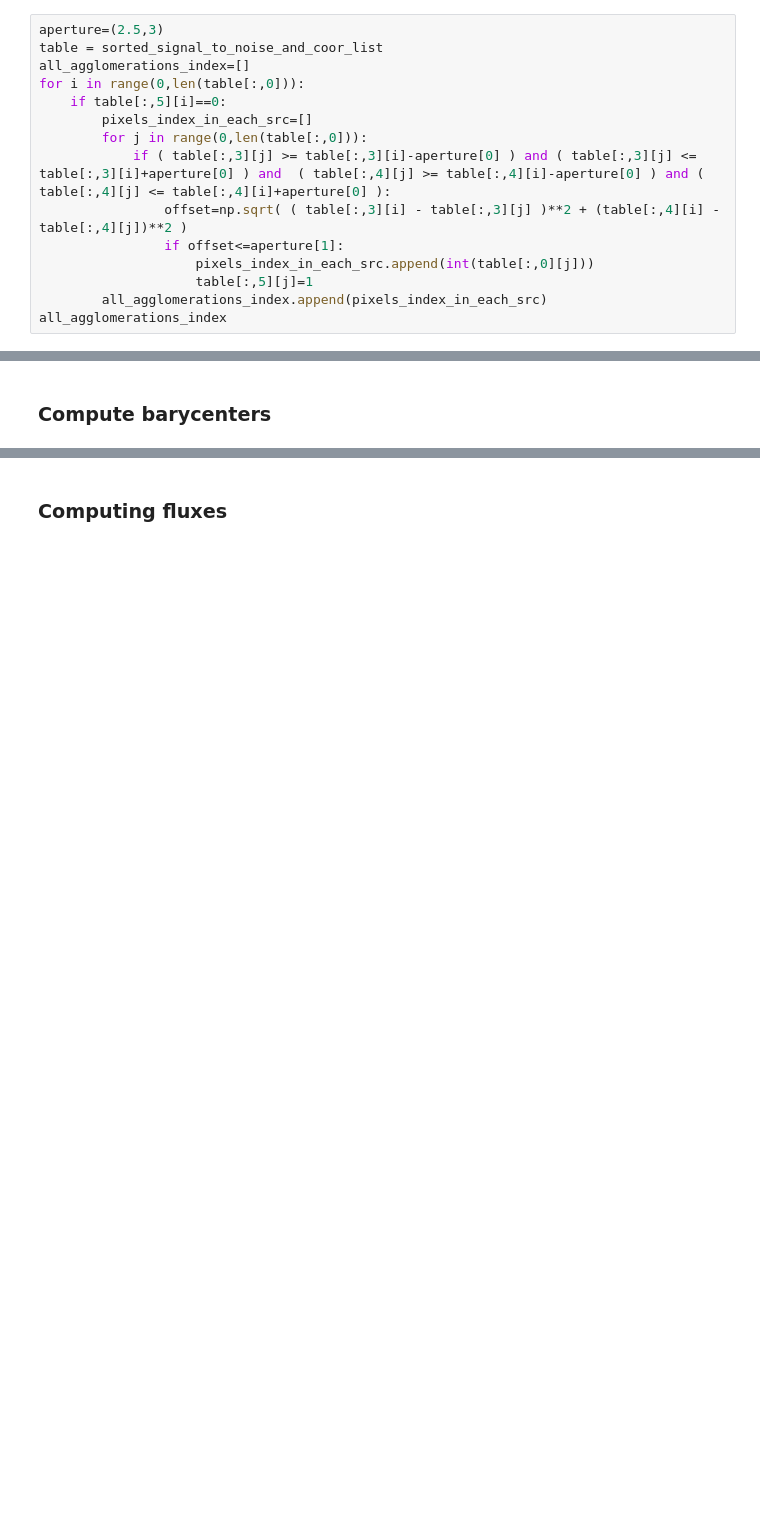
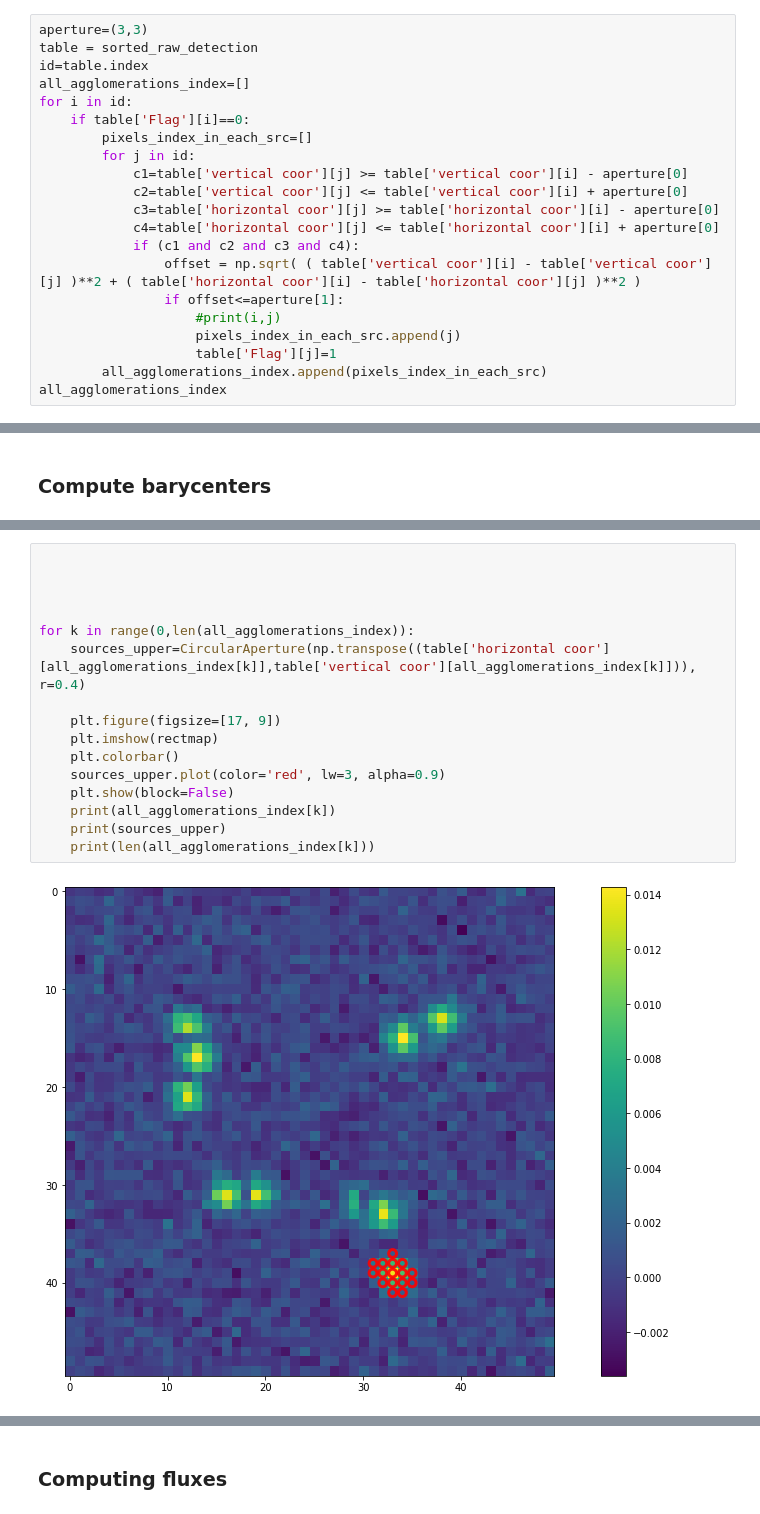
Before and after one commit to ali7amie/Tianlai, a Jupyter notebook: source_finder.ipynb, the cells around one changed output, grey strips where cells are left out. Saved outputs shown, nothing was run; the diff lists cells and outputs as text; blank space fills up the shorter version.

```diff
--- a/source_finder.ipynb
+++ b/source_finder.ipynb
@@ -309,15 +413,21 @@ Sorting by signal to noise
 # %%
-aperture=(2.5,3)
-table = sorted_signal_to_noise_and_coor_list
+aperture=(3,3)
+table = sorted_raw_detection
+id=table.index
 all_agglomerations_index=[]
-for i in range(0,len(table[:,0])):
-    if table[:,5][i]==0:
+for i in id:
+    if table['Flag'][i]==0:
         pixels_index_in_each_src=[]
-        for j in range(0,len(table[:,0])):
-            if ( table[:,3][j] >= table[:,3][i]-aperture[0] ) and ( table[:,3][j] <= table[:,3][i]+aperture[0] ) and  ( table[:,4][j] >= table[:,4][i]-aperture[0] ) and ( table[:,4][j] <= table[:,4][i]+aperture[0] ):
-                offset=np.sqrt( ( table[:,3][i] - table[:,3][j] )**2 + (table[:,4][i] - table[:,4][j])**2 )
+        for j in id:
+            c1=table['vertical coor'][j] >= table['vertical coor'][i] - aperture[0]
+            c2=table['vertical coor'][j] <= table['vertical coor'][i] + aperture[0]
+            c3=table['horizontal coor'][j] >= table['horizontal coor'][i] - aperture[0]
+            c4=table['horizontal coor'][j] <= table['horizontal coor'][i] + aperture[0]
+            if (c1 and c2 and c3 and c4):
+                offset = np.sqrt( ( table['vertical coor'][i] - table['vertical coor'][j] )**2 + ( table['horizontal coor'][i] - table['horizontal coor'][j] )**2 )
                 if offset<=aperture[1]:
-                    pixels_index_in_each_src.append(int(table[:,0][j]))
-                    table[:,5][j]=1
+                    #print(i,j)
+                    pixels_index_in_each_src.append(j)
+                    table['Flag'][j]=1
         all_agglomerations_index.append(pixels_index_in_each_src)
 all_agglomerations_index
@@ -336,0 +469,18 @@ barycenter_list=np.transpose((np.round(y_barycenter_list,1).astype(int),np.round
+# %%
+
+
+
+
+for k in range(0,len(all_agglomerations_index)):
+    sources_upper=CircularAperture(np.transpose((table['horizontal coor'][all_agglomerations_index[k]],table['vertical coor'][all_agglomerations_index[k]])), r=0.4)
+
+    plt.figure(figsize=[17, 9])
+    plt.imshow(rectmap)
+    plt.colorbar()
+    sources_upper.plot(color='red', lw=3, alpha=0.9)
+    plt.show(block=False)
+    print(all_agglomerations_index[k])
+    print(sources_upper)
+    print(len(all_agglomerations_index[k]))
+# %% [output]
+[figure, added]
```
Also changed, not shown: parts of 41 cells of this notebook.
